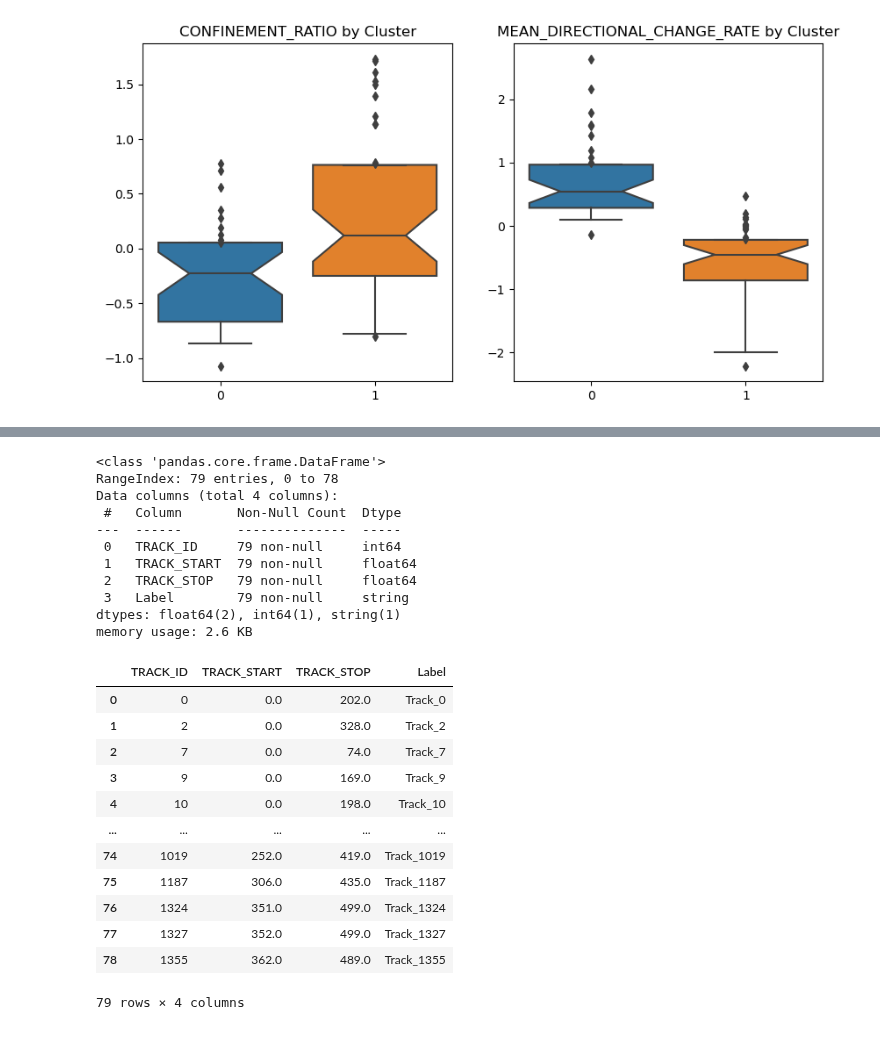
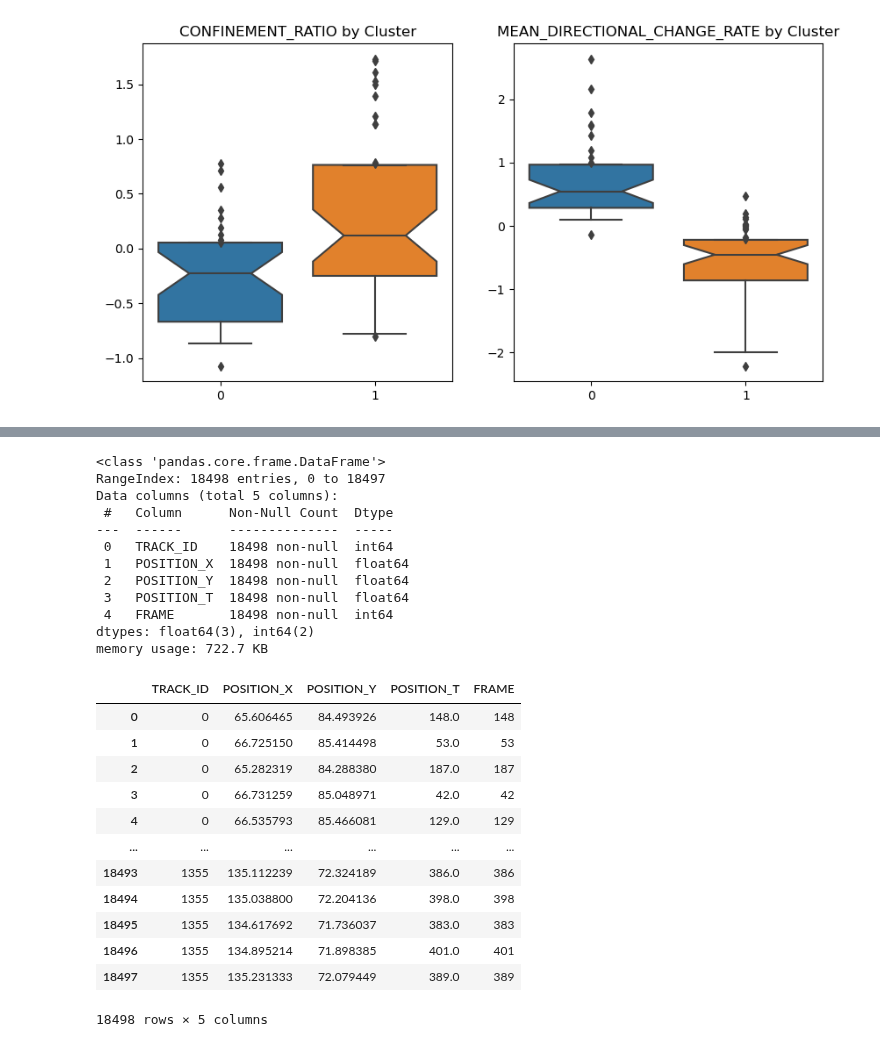
Before and after one commit to GentlemanFrog/Trajectory_clustering, a Jupyter notebook: Trajectory_analysis_2_0.ipynb, the cells around one changed output, grey strips where cells are left out. Saved outputs shown, nothing was run; the diff lists cells and outputs as text; code cells hidden in the pictures.

```diff
--- a/Trajectory_analysis_2_0.ipynb
+++ b/Trajectory_analysis_2_0.ipynb
@@ -496,0 +472,28 @@ df_only_spots.reset_index(level=None, drop=True, inplace = True)
+# %%
+# Creating data frame with the track label, start_pos, end_pos, track_id
+df_track_start_end_info = raw_data[['LABEL', 'TRACK_ID',
+                                'TRACK_START', 'TRACK_STOP']].copy()
+
+# Droping unnecessary rows:
+df_track_start_end_info.drop(df_track_start_end_info.index[[0,1,2]],
+                              inplace = True)
+
+# Reseting index of the whole data frame:
+df_track_start_end_info.reset_index(level = None, drop=True, inplace = True)
+
+# Setting proper types of the cells:
+df_start_end_tracks = df_track_start_end_info.iloc[:, 1:4].apply(pd.to_numeric)
+df_start_end_tracks['Label'] = df_track_start_end_info['LABEL'].astype('string')
+
+# Performing operations on the .csv file with the information about spots:
+df_only_spots = raw_data_spots[['TRACK_ID', 'POSITION_X', 'POSITION_Y',
+                                'POSITION_T', 'FRAME']].copy()
+
+# Droping unnecesary rows:
+df_only_spots.drop(df_only_spots.index[[0,1,2]], inplace=True)
+
+# Reseting the index of the whole data frame:
+df_only_spots.reset_index(level=None, drop=True, inplace = True)
+
+# Setting proper types:
+df_all_spots = df_only_spots.iloc[:, 0:5].apply(pd.to_numeric)
@@ -500,32 +522,33 @@ df_only_spots.reset_index(level=None, drop=True, inplace = True)
 # %%
 # After this there should be added function to calculate some distances
 # %%
-df_start_end_tracks.info()
+df_all_spots.info()
 # %% [output]
 <class 'pandas.core.frame.DataFrame'>
-RangeIndex: 79 entries, 0 to 78
-Data columns (total 4 columns):
- #   Column       Non-Null Count  Dtype
----  ------       --------------  -----
- 0   TRACK_ID     79 non-null     int64
- 1   TRACK_START  79 non-null     float64
- 2   TRACK_STOP   79 non-null     float64
- 3   Label        79 non-null     string
-dtypes: float64(2), int64(1), string(1)
-memory usage: 2.6 KB
+RangeIndex: 18498 entries, 0 to 18497
+Data columns (total 5 columns):
+ #   Column      Non-Null Count  Dtype
+---  ------      --------------  -----
+ 0   TRACK_ID    18498 non-null  int64
+ 1   POSITION_X  18498 non-null  float64
+ 2   POSITION_Y  18498 non-null  float64
+ 3   POSITION_T  18498 non-null  float64
+ 4   FRAME       18498 non-null  int64
+dtypes: float64(3), int64(2)
+memory usage: 722.7 KB
 # %%
-df_start_end_tracks
+df_all_spots
 # %% [output]
-|  | TRACK_ID | TRACK_START | TRACK_STOP | Label |
-| 0 | 0 | 0.0 | 202.0 | Track_0 |
-| 1 | 2 | 0.0 | 328.0 | Track_2 |
-| 2 | 7 | 0.0 | 74.0 | Track_7 |
-| 3 | 9 | 0.0 | 169.0 | Track_9 |
-| 4 | 10 | 0.0 | 198.0 | Track_10 |
-| ... | ... | ... | ... | ... |
-| 74 | 1019 | 252.0 | 419.0 | Track_1019 |
-| 75 | 1187 | 306.0 | 435.0 | Track_1187 |
-| 76 | 1324 | 351.0 | 499.0 | Track_1324 |
-| 77 | 1327 | 352.0 | 499.0 | Track_1327 |
-| 78 | 1355 | 362.0 | 489.0 | Track_1355 |
+|  | TRACK_ID | POSITION_X | POSITION_Y | POSITION_T | FRAME |
+| 0 | 0 | 65.606465 | 84.493926 | 148.0 | 148 |
+| 1 | 0 | 66.725150 | 85.414498 | 53.0 | 53 |
+| 2 | 0 | 65.282319 | 84.288380 | 187.0 | 187 |
+| 3 | 0 | 66.731259 | 85.048971 | 42.0 | 42 |
+| 4 | 0 | 66.535793 | 85.466081 | 129.0 | 129 |
+| ... | ... | ... | ... | ... | ... |
+| 18493 | 1355 | 135.112239 | 72.324189 | 386.0 | 386 |
+| 18494 | 1355 | 135.038800 | 72.204136 | 398.0 | 398 |
+| 18495 | 1355 | 134.617692 | 71.736037 | 383.0 | 383 |
+| 18496 | 1355 | 134.895214 | 71.898385 | 401.0 | 401 |
+| 18497 | 1355 | 135.231333 | 72.079449 | 389.0 | 389 |
-79 rows × 4 columns
+18498 rows × 5 columns
```
Also changed, not shown: parts of 11 cells of this notebook, 2 other files.
